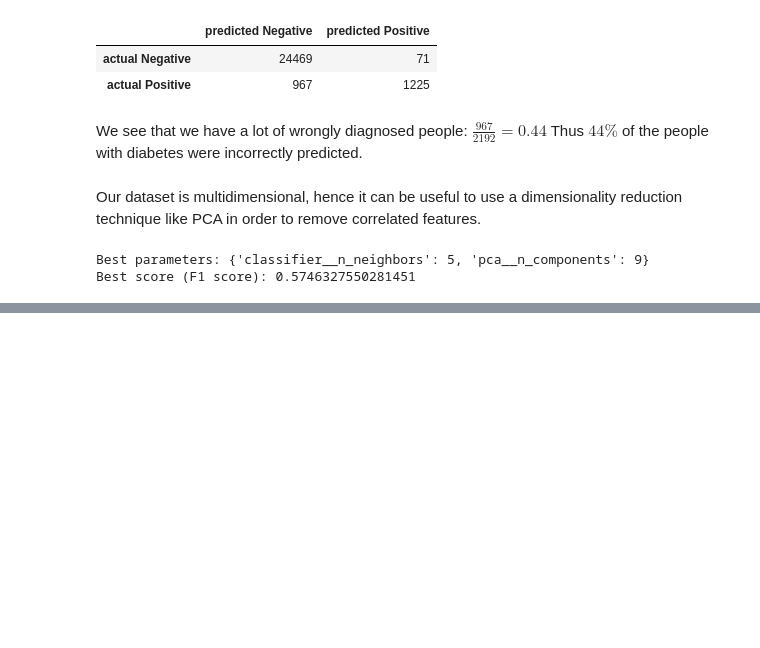
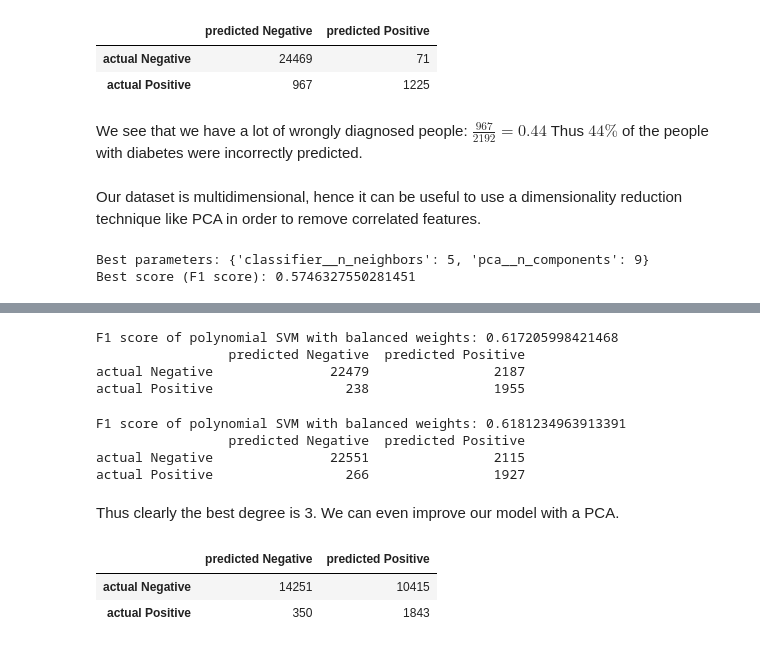
Before and after one commit to flaviagrasso/CSE204_Project, a Jupyter notebook: MachineLearningProject/MACHINE LEARNING PROJECT-2.ipynb, the cells around one changed output, grey strips where cells are left out. Saved outputs shown, nothing was run; the diff lists cells and outputs as text; code cells hidden in the pictures; blank space fills up the shorter version.

```diff
--- a/MachineLearningProject/MACHINE LEARNING PROJECT-2.ipynb
+++ b/MachineLearningProject/MACHINE LEARNING PROJECT-2.ipynb
@@ -470,0 +434,6 @@ conf
+# %%
+model2 = svm.SVC(kernel='poly', degree=3, coef0=0.0, gamma='scale')
+model2.fit(X_train_scaled, Y_train)
+y_pred_rbf = model2.predict(X_test_scaled)
+conf = confusion(Y_test, y_pred_rbf, labels=['Negative', 'Positive'])
+score2 = f1_score(Y_test, y_pred_rbf)
@@ -470,0 +450,6 @@ conf
+# %%
+model2 = svm.SVC(kernel='poly', degree=2, coef0=0.0, gamma='scale',class_weight='balanced')
+model2.fit(X_train_scaled, Y_train)
+y_pred_rbf = model2.predict(X_test_scaled)
+conf = confusion(Y_test, y_pred_rbf, labels=['Negative', 'Positive'])
+score2 = f1_score(Y_test, y_pred_rbf)
@@ -470,0 +469,43 @@ conf
+# %%
+model2 = svm.SVC(kernel='poly', degree=3, coef0=0.0, gamma='scale',class_weight='balanced')
+model2.fit(X_train_scaled, Y_train)
+y_pred_rbf = model2.predict(X_test_scaled)
+conf = confusion(Y_test, y_pred_rbf, labels=['Negative', 'Positive'])
+score2 = f1_score(Y_test, y_pred_rbf)
+# %%
+print("F1 score of polynomial SVM with balanced weights:", score2)
+print(conf)
+# %% [output]
+F1 score of polynomial SVM with balanced weights: 0.617205998421468
+                 predicted Negative  predicted Positive
+actual Negative               22479                2187
+actual Positive                 238                1955
+# %%
+model2 = svm.SVC(kernel='poly', degree=4, coef0=0.0, gamma='scale',class_weight='balanced')
+model2.fit(X_train_scaled, Y_train)
+y_pred_rbf = model2.predict(X_test_scaled)
+conf = confusion(Y_test, y_pred_rbf, labels=['Negative', 'Positive'])
+score2 = f1_score(Y_test, y_pred_rbf)
+# %%
+print("F1 score of polynomial SVM with balanced weights:", score2)
+print(conf)
+# %% [output]
+F1 score of polynomial SVM with balanced weights: 0.6181234963913391
+                 predicted Negative  predicted Positive
+actual Negative               22551                2115
+actual Positive                 266                1927
+# %% [markdown]
+Thus clearly the best degree is 3. We can even improve our model with a PCA.
+# %%
+pca = PCA(n_components=3)
+model2 = svm.SVC(kernel='poly', degree=3, coef0=0.0, gamma='scale',class_weight='balanced')
+X_pca = pca.fit_transform(X_train)
+X_test_pca= pca.fit_transform(X_test)
+model2.fit(X_pca, Y_train)
+y_pred=model2.predict(X_test_pca)
+conf = confusion(Y_test, y_pred, labels=['Negative', 'Positive'])
+conf
+# %% [output]
+|  | predicted Negative | predicted Positive |
+| actual Negative | 14251 | 10415 |
+| actual Positive | 350 | 1843 |
```
Also changed, not shown: parts of 27 cells of this notebook, 1 other file.
